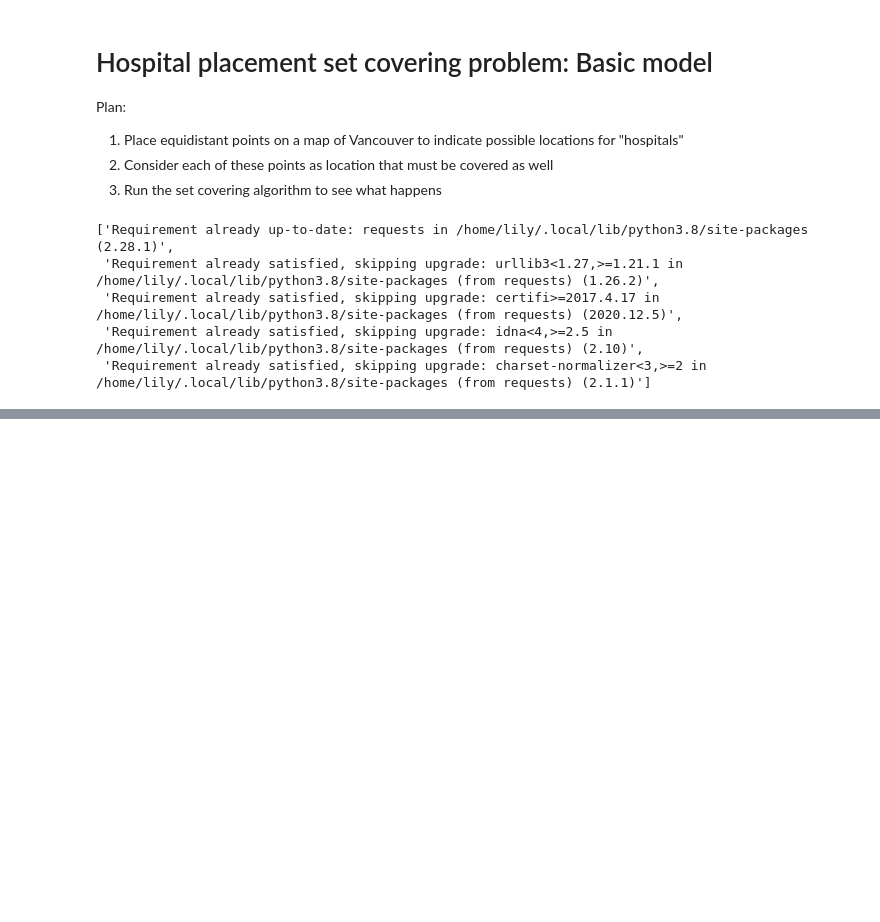
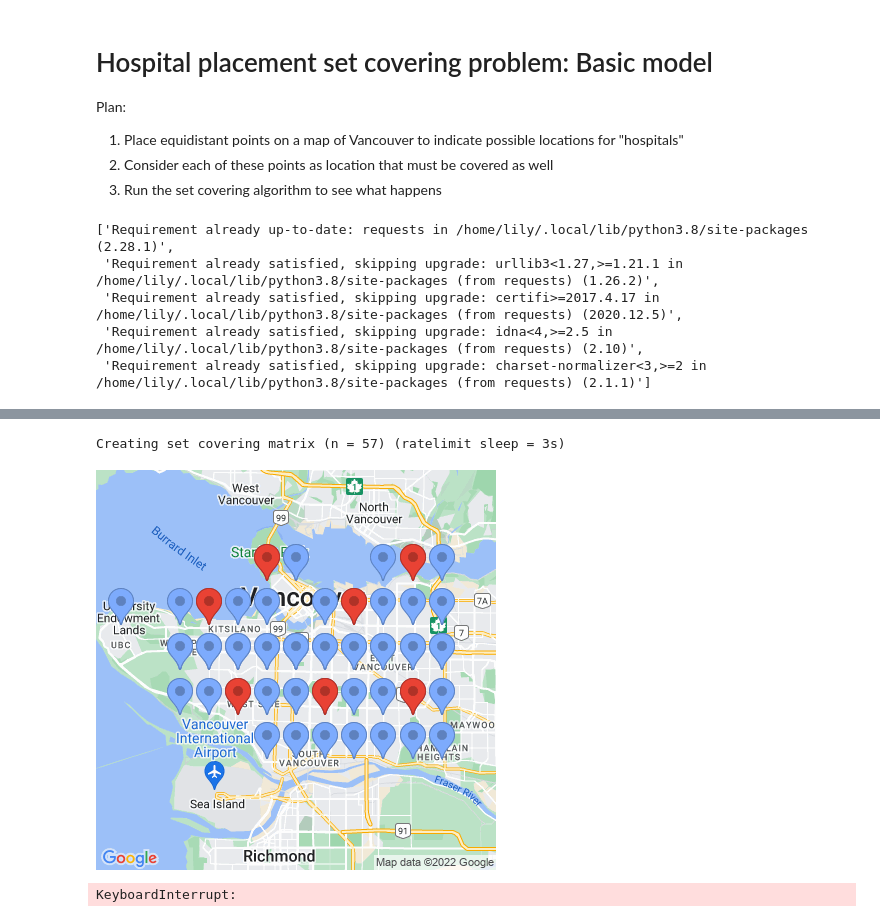
Before and after one commit to rctcwyvrn/math441-project, a Jupyter notebook: basic_model.ipynb, the cells around one changed output, grey strips where cells are left out. Saved outputs shown, nothing was run; the diff lists cells and outputs as text; code cells hidden in the pictures; blank space fills up the shorter version.

```diff
--- a/basic_model.ipynb
+++ b/basic_model.ipynb
@@ -268,0 +281,10 @@ display_solution(test_problem_burnaby_center, test_problem_burnaby_locations, li
+# %%
+test_problem_solution = linprog_solver(test_problem_points)
+display_solution(test_problem_center, test_problem_points, test_problem_solution, show_coverage=False)
+# %% [output]
+Creating set covering matrix (n = 57) (ratelimit sleep = 3s)
+[figure, added]
+# %%
+display_solution(test_problem_center, test_problem_points, test_problem_solution, show_coverage=True)
+# %% [output]
+KeyboardInterrupt:
```
Also changed, not shown: parts of 14 cells of this notebook.
